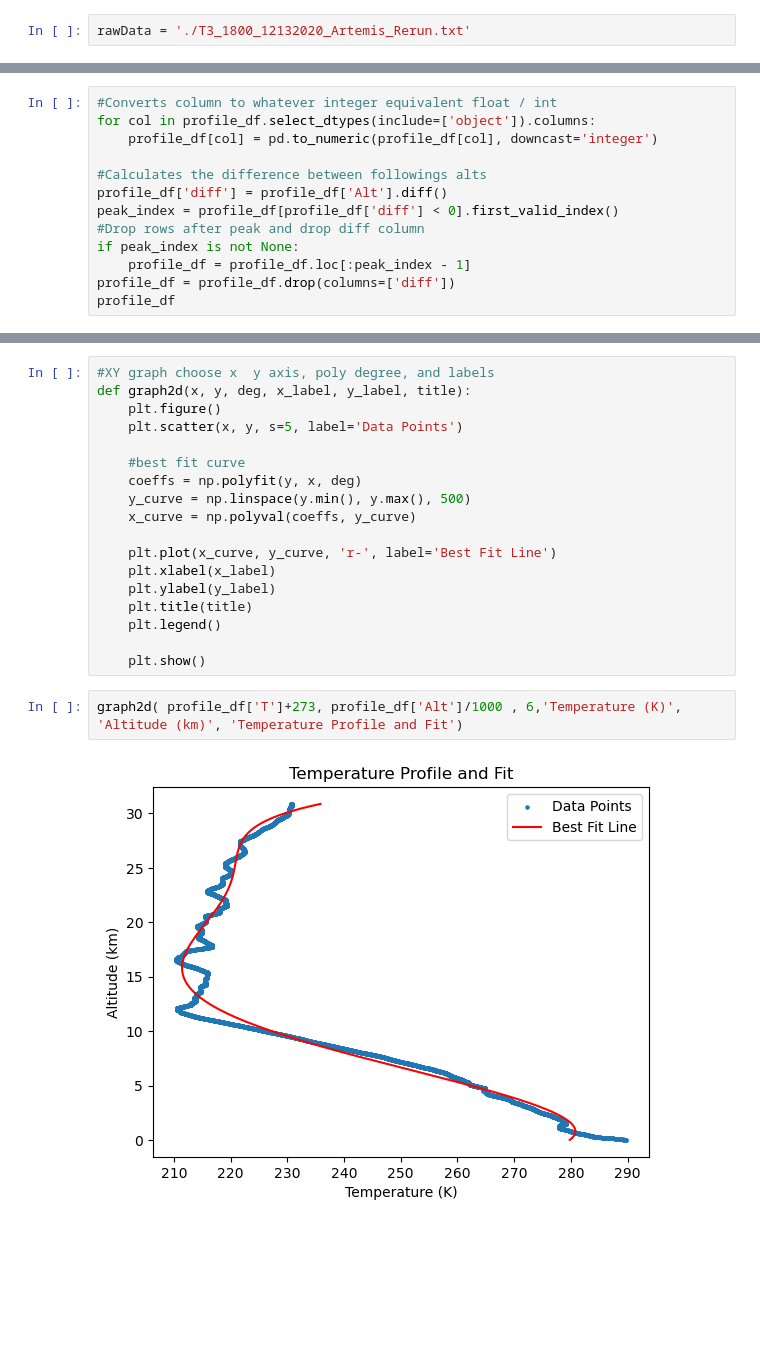
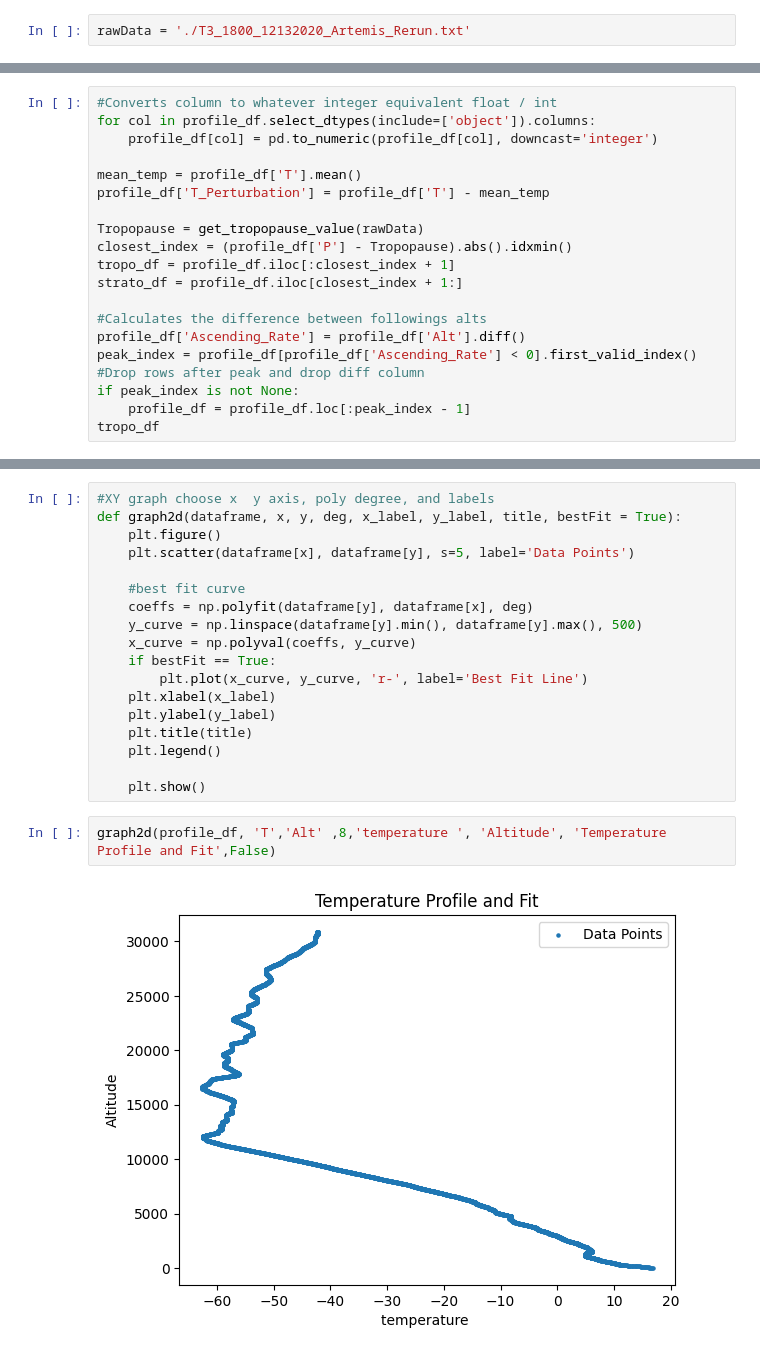
Before and after one commit to gravitywaveanalysistool/gwat, a Jupyter notebook: src/ParseData.ipynb, the cells around one changed output, grey strips where cells are left out. Cells and saved outputs as stored; diff of their text form; blank space fills up the shorter version.

```diff
--- a/src/ParseData.ipynb
+++ b/src/ParseData.ipynb
@@ -109,14 +101,21 @@ header_df
 for col in profile_df.select_dtypes(include=['object']).columns:
     profile_df[col] = pd.to_numeric(profile_df[col], downcast='integer')
 
+mean_temp = profile_df['T'].mean()
+profile_df['T_Perturbation'] = profile_df['T'] - mean_temp
+
+Tropopause = get_tropopause_value(rawData)
+closest_index = (profile_df['P'] - Tropopause).abs().idxmin()
+tropo_df = profile_df.iloc[:closest_index + 1]
+strato_df = profile_df.iloc[closest_index + 1:]
+
 #Calculates the difference between followings alts
-profile_df['diff'] = profile_df['Alt'].diff()
-peak_index = profile_df[profile_df['diff'] < 0].first_valid_index()
+profile_df['Ascending_Rate'] = profile_df['Alt'].diff()
+peak_index = profile_df[profile_df['Ascending_Rate'] < 0].first_valid_index()
 #Drop rows after peak and drop diff column
 if peak_index is not None:
     profile_df = profile_df.loc[:peak_index - 1]
-profile_df = profile_df.drop(columns=['diff'])
-profile_df
+tropo_df
 # %% [output]
 |  | Time | P | T | Hu | Ws | Wd | Long. | Lat. | Alt | Geopot | MRI | ... |
 | 1 | 0 | 1024.5 | 16.8 | 58 | 4.9 | 198 | -73.160400 | -39.236410 | 3 | 3 | 277.234 | ... |
@@ -172,15 +188,15 @@ print(Hodo[0],Hodo[1])
 # %%
 #XY graph choose x  y axis, poly degree, and labels
-def graph2d(x, y, deg, x_label, y_label, title):
+def graph2d(dataframe, x, y, deg, x_label, y_label, title, bestFit = True):
     plt.figure()
-    plt.scatter(x, y, s=5, label='Data Points')
+    plt.scatter(dataframe[x], dataframe[y], s=5, label='Data Points')
 
     #best fit curve
-    coeffs = np.polyfit(y, x, deg)
-    y_curve = np.linspace(y.min(), y.max(), 500)
+    coeffs = np.polyfit(dataframe[y], dataframe[x], deg)
+    y_curve = np.linspace(dataframe[y].min(), dataframe[y].max(), 500)
     x_curve = np.polyval(coeffs, y_curve)
-
-    plt.plot(x_curve, y_curve, 'r-', label='Best Fit Line')
+    if bestFit == True:
+        plt.plot(x_curve, y_curve, 'r-', label='Best Fit Line')
     plt.xlabel(x_label)
     plt.ylabel(y_label)
     plt.title(title)
@@ -188,7 +204,7 @@ def graph2d(x, y, deg, x_label, y_label, title):
 
     plt.show()
 # %%
-graph2d( profile_df['T']+273, profile_df['Alt']/1000 , 6,'Temperature (K)', 'Altitude (km)', 'Temperature Profile and Fit')
+graph2d(profile_df, 'T','Alt' ,8,'temperature ', 'Altitude', 'Temperature Profile and Fit',False)
 # %% [output]
-[figure, old version]
+[figure, new version]
 # %%
```
Also changed, not shown: parts of 14 cells of this notebook.
